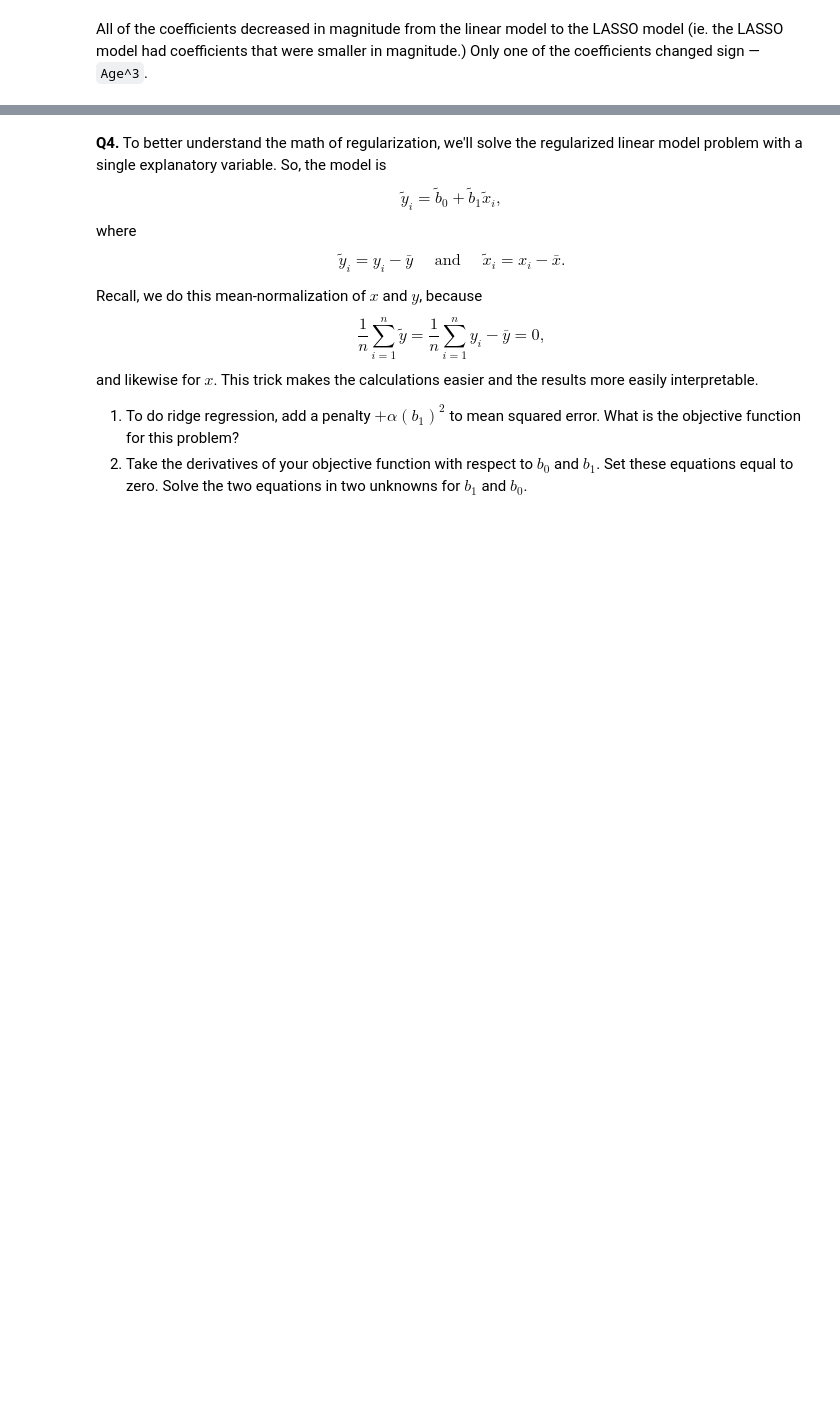
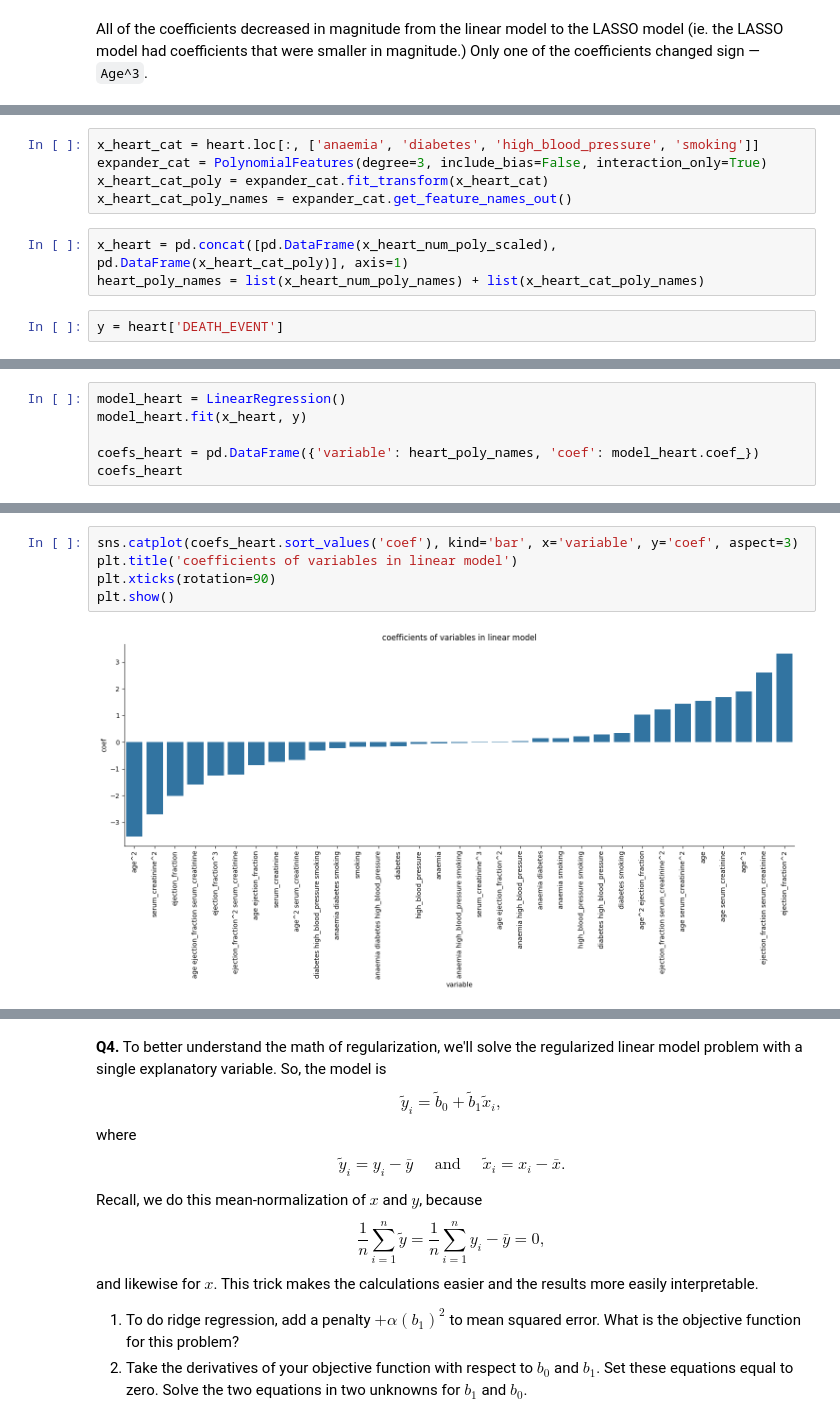
Before and after one commit to syd-nguyen/ds3021-assignments, a Jupyter notebook: assignments/04_assignment_regularization.ipynb, the cells around one changed output, grey strips where cells are left out. Saved outputs shown, nothing was run; the diff lists cells and outputs as text; blank space fills up the shorter version.

```diff
--- a/assignments/04_assignment_regularization.ipynb
+++ b/assignments/04_assignment_regularization.ipynb
@@ -178,0 +189,10 @@ All of the coefficients decreased in magnitude from the linear model to the LASS
+# %%
+x_heart_cat = heart.loc[:, ['anaemia', 'diabetes', 'high_blood_pressure', 'smoking']]
+expander_cat = PolynomialFeatures(degree=3, include_bias=False, interaction_only=True)
+x_heart_cat_poly = expander_cat.fit_transform(x_heart_cat)
+x_heart_cat_poly_names = expander_cat.get_feature_names_out()
+# %%
+x_heart = pd.concat([pd.DataFrame(x_heart_num_poly_scaled), pd.DataFrame(x_heart_cat_poly)], axis=1)
+heart_poly_names = list(x_heart_num_poly_names) + list(x_heart_cat_poly_names)
+# %%
+y = heart['DEATH_EVENT']
@@ -178,0 +201,6 @@ All of the coefficients decreased in magnitude from the linear model to the LASS
+# %%
+model_heart = LinearRegression()
+model_heart.fit(x_heart, y)
+
+coefs_heart = pd.DataFrame({'variable': heart_poly_names, 'coef': model_heart.coef_})
+coefs_heart
@@ -178,0 +225,7 @@ All of the coefficients decreased in magnitude from the linear model to the LASS
+# %%
+sns.catplot(coefs_heart.sort_values('coef'), kind='bar', x='variable', y='coef', aspect=3)
+plt.title('coefficients of variables in linear model')
+plt.xticks(rotation=90)
+plt.show()
+# %% [output]
+[figure, added]
```
Also changed, not shown: parts of 24 cells of this notebook.
